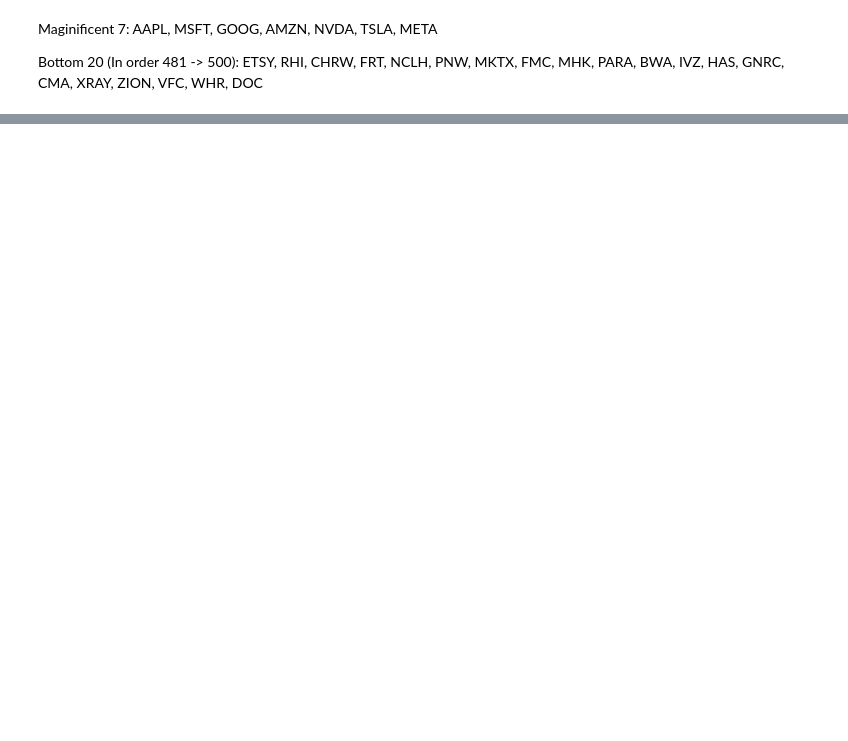
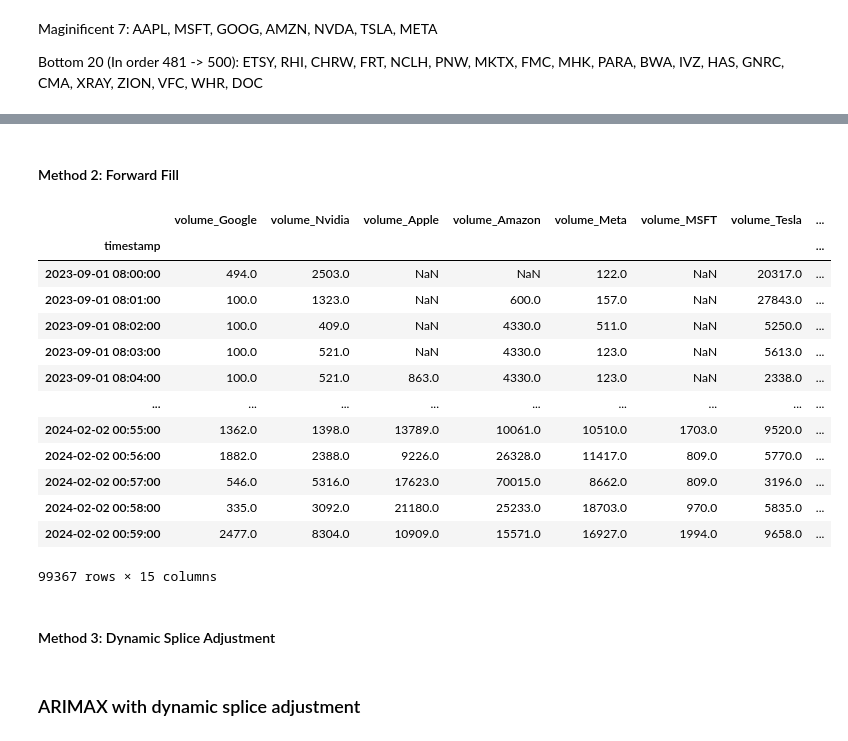
Before and after one commit to thenileriver/SPY_Analysis, a Jupyter notebook: Neils_Notebook.ipynb, the cells around one changed output, grey strips where cells are left out. Drawn from its saved outputs; the diff is of its cells as text; code cells hidden in the pictures; blank space fills up the shorter version.

Commit message:
created SARIMA base models and tried ARIMA, both using dynamic splice adjustment

```diff
--- a/Neils_Notebook.ipynb
+++ b/Neils_Notebook.ipynb
@@ -176,0 +419,23 @@ Bottom 20 (In order 481 -> 500): ETSY, RHI, CHRW, FRT, NCLH, PNW, MKTX, FMC, MHK
+# %% [markdown]
+#### Method 2: Forward Fill
+# %%
+# in neil's push
+df_merged = df_merged.fillna(method='ffill')
+df_merged
+# %% [output]
+|  | volume_Google | volume_Nvidia | volume_Apple | volume_Amazon | volume_Meta | volume_MSFT | volume_Tesla | ... |
+| timestamp |  |  |  |  |  |  |  | ... |
+| 2023-09-01 08:00:00 | 494.0 | 2503.0 | NaN | NaN | 122.0 | NaN | 20317.0 | ... |
+| 2023-09-01 08:01:00 | 100.0 | 1323.0 | NaN | 600.0 | 157.0 | NaN | 27843.0 | ... |
+| 2023-09-01 08:02:00 | 100.0 | 409.0 | NaN | 4330.0 | 511.0 | NaN | 5250.0 | ... |
+| 2023-09-01 08:03:00 | 100.0 | 521.0 | NaN | 4330.0 | 123.0 | NaN | 5613.0 | ... |
+| 2023-09-01 08:04:00 | 100.0 | 521.0 | 863.0 | 4330.0 | 123.0 | NaN | 2338.0 | ... |
+| ... | ... | ... | ... | ... | ... | ... | ... | ... |
+| 2024-02-02 00:55:00 | 1362.0 | 1398.0 | 13789.0 | 10061.0 | 10510.0 | 1703.0 | 9520.0 | ... |
+| 2024-02-02 00:56:00 | 1882.0 | 2388.0 | 9226.0 | 26328.0 | 11417.0 | 809.0 | 5770.0 | ... |
+| 2024-02-02 00:57:00 | 546.0 | 5316.0 | 17623.0 | 70015.0 | 8662.0 | 809.0 | 3196.0 | ... |
+| 2024-02-02 00:58:00 | 335.0 | 3092.0 | 21180.0 | 25233.0 | 18703.0 | 970.0 | 5835.0 | ... |
+| 2024-02-02 00:59:00 | 2477.0 | 8304.0 | 10909.0 | 15571.0 | 16927.0 | 1994.0 | 9658.0 | ... |
+99367 rows × 15 columns
+# %% [markdown]
+#### Method 3: Dynamic Splice Adjustment
@@ -176,0 +478,2 @@ Bottom 20 (In order 481 -> 500): ETSY, RHI, CHRW, FRT, NCLH, PNW, MKTX, FMC, MHK
+# %% [markdown]
+### ARIMAX with dynamic splice adjustment
```
Also changed, not shown: parts of 21 cells of this notebook, 1 other file.
